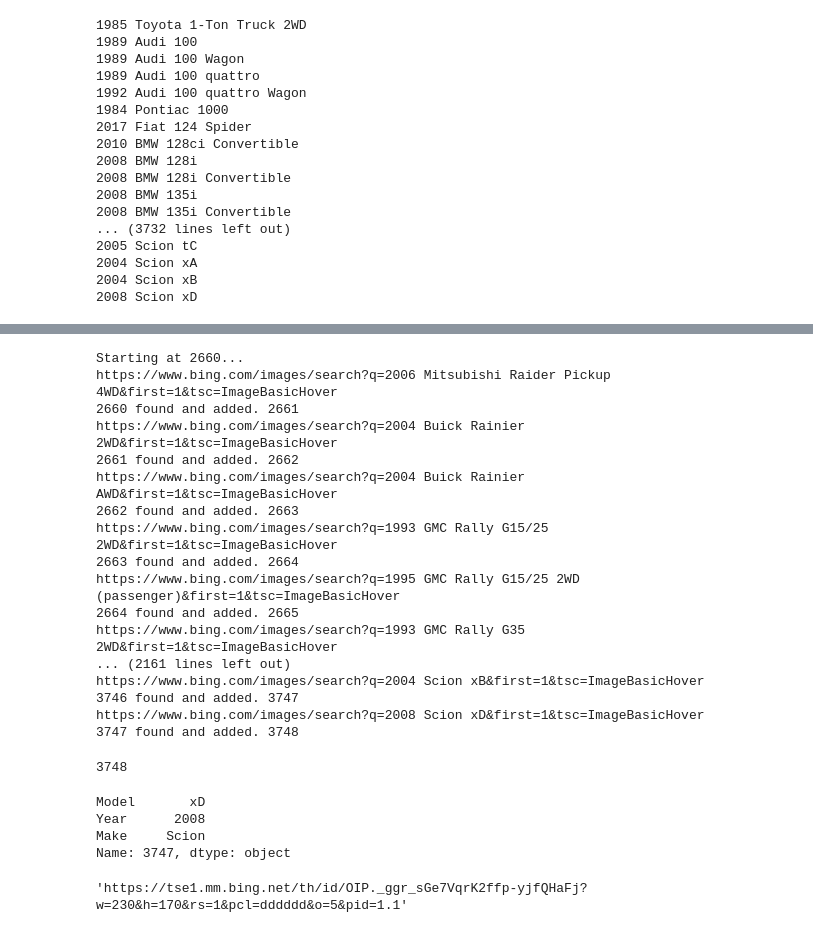
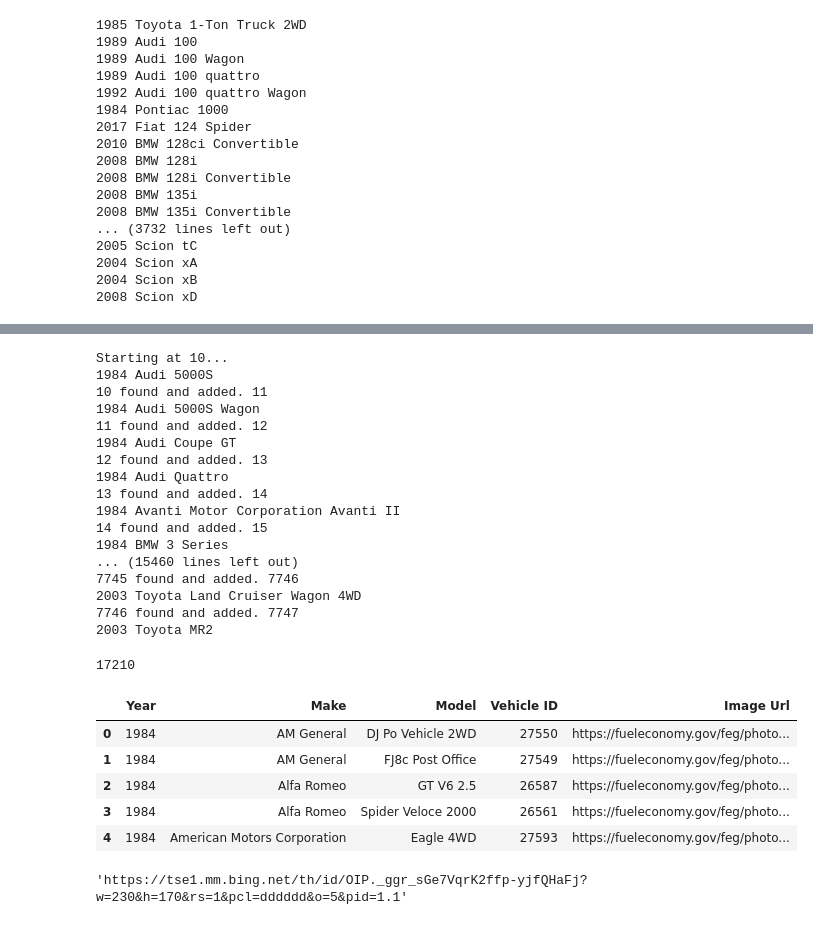
Before and after one commit to chloemd/DAT-1019-Chloe, a Jupyter notebook: Homework/Unit4/HW4_Fuel_Chloe_Part3.ipynb, the cells around one changed output, grey strips where cells are left out. Saved outputs shown, nothing was run; the diff lists cells and outputs as text; code cells hidden in the pictures.

```diff
--- a/Homework/Unit4/HW4_Fuel_Chloe_Part3.ipynb
+++ b/Homework/Unit4/HW4_Fuel_Chloe_Part3.ipynb
@@ -15,8 +15,9 @@ df = pd.read_csv('./data/fuel_eco_clean.csv')
 # %% [markdown]
 ## Creating a list of vehicles to webscrape for images with
 # %%
-m = df[['Year', 'Make', 'Model']].groupby('Model')
+m = df.groupby(['Year', 'Make', 'Model'])
 m = m.first()
 models_unique = m.reset_index()
-models_unique
+models_unique = models_unique[['Year', 'Make', 'Model', 'Vehicle ID']]
+models_unique.iloc[16415]
 # %% [output]
@@ -88,35 +96,37 @@ def get_img_urls(dataset, d, url, url_suffix):
     return d
 # %%
-imgs = get_img_urls(models_unique, img_dict, bing_url, bing_url_suffix)
+imgs = get_img_urls(models_unique, img_dict, fuelgov_url)
 # %% [output]
-Starting at 2660...
-https://www.bing.com/images/search?q=2006 Mitsubishi Raider Pickup 4WD&first=1&tsc=ImageBasicHover
-2660 found and added. 2661
-https://www.bing.com/images/search?q=2004 Buick Rainier 2WD&first=1&tsc=ImageBasicHover
-2661 found and added. 2662
-https://www.bing.com/images/search?q=2004 Buick Rainier AWD&first=1&tsc=ImageBasicHover
-2662 found and added. 2663
-https://www.bing.com/images/search?q=1993 GMC Rally G15/25 2WD&first=1&tsc=ImageBasicHover
-2663 found and added. 2664
-https://www.bing.com/images/search?q=1995 GMC Rally G15/25 2WD (passenger)&first=1&tsc=ImageBasicHover
-2664 found and added. 2665
-https://www.bing.com/images/search?q=1993 GMC Rally G35 2WD&first=1&tsc=ImageBasicHover
-... (2161 lines left out)
-https://www.bing.com/images/search?q=2004 Scion xB&first=1&tsc=ImageBasicHover
-3746 found and added. 3747
-https://www.bing.com/images/search?q=2008 Scion xD&first=1&tsc=ImageBasicHover
-3747 found and added. 3748
+Starting at 10...
+1984 Audi 5000S
+10 found and added. 11
+1984 Audi 5000S Wagon
+11 found and added. 12
+1984 Audi Coupe GT
+12 found and added. 13
+1984 Audi Quattro
+13 found and added. 14
+1984 Avanti Motor Corporation Avanti II
+14 found and added. 15
+1984 BMW 3 Series
+... (15460 lines left out)
+7745 found and added. 7746
+2003 Toyota Land Cruiser Wagon 4WD
+7746 found and added. 7747
+2003 Toyota MR2
 # %%
-len(img_dict)
+len(imgs)
 # %% [output]
-3748
+17210
-# %%
-models_unique.iloc[3747]
-# %% [output]
-Model       xD
-Year      2008
-Make     Scion
-Name: 3747, dtype: object
+# %%
+models_unique.head()
+# %% [output]
+|  | Year | Make | Model | Vehicle ID | Image Url |
+| 0 | 1984 | AM General | DJ Po Vehicle 2WD | 27550 | https://fueleconomy.gov/feg/photo... |
+| 1 | 1984 | AM General | FJ8c Post Office | 27549 | https://fueleconomy.gov/feg/photo... |
+| 2 | 1984 | Alfa Romeo | GT V6 2.5 | 26587 | https://fueleconomy.gov/feg/photo... |
+| 3 | 1984 | Alfa Romeo | Spider Veloce 2000 | 26561 | https://fueleconomy.gov/feg/photo... |
+| 4 | 1984 | American Motors Corporation | Eagle 4WD | 27593 | https://fueleconomy.gov/feg/photo... |
 # %%
 img_dict[3747]
 # %% [output]
```
Also changed, not shown: parts of 14 cells of this notebook, 4 other files.
